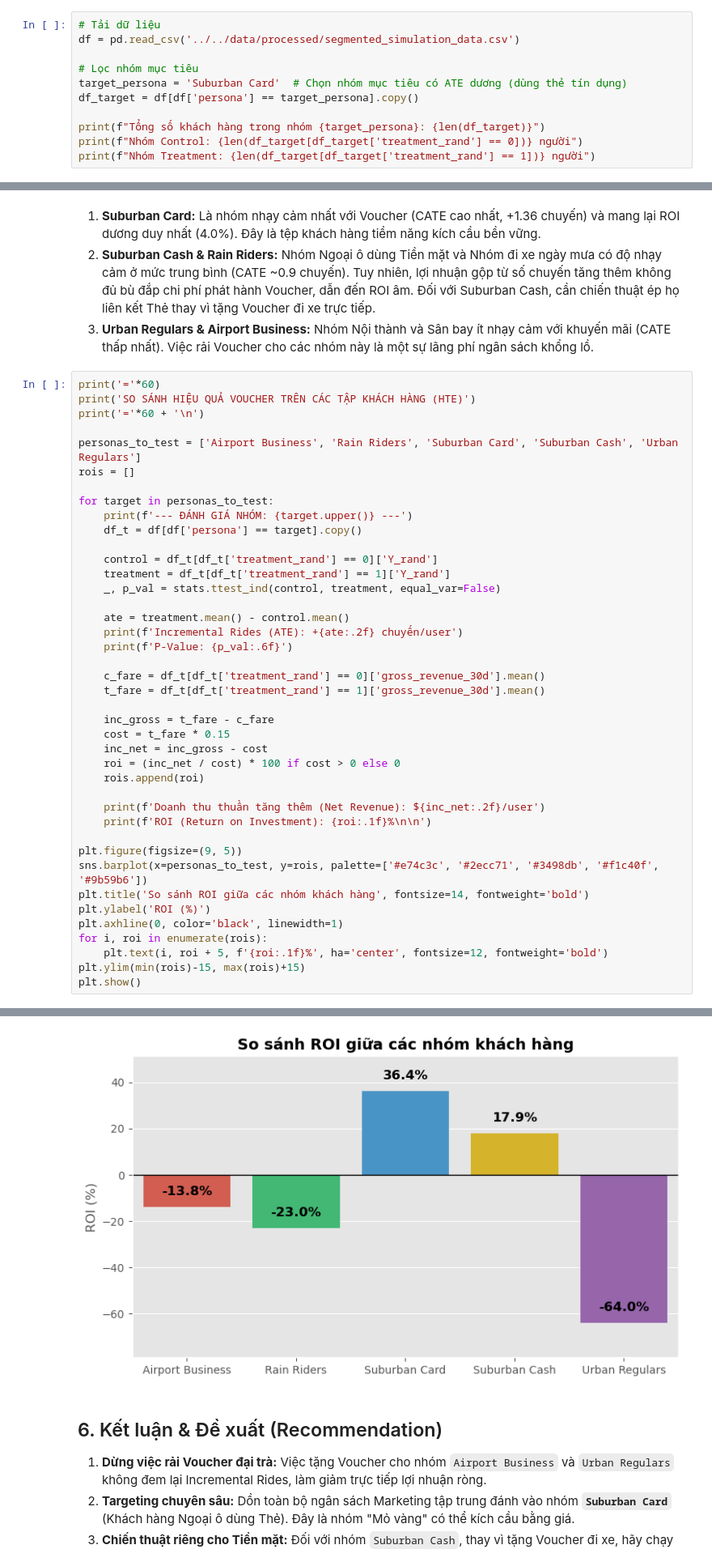
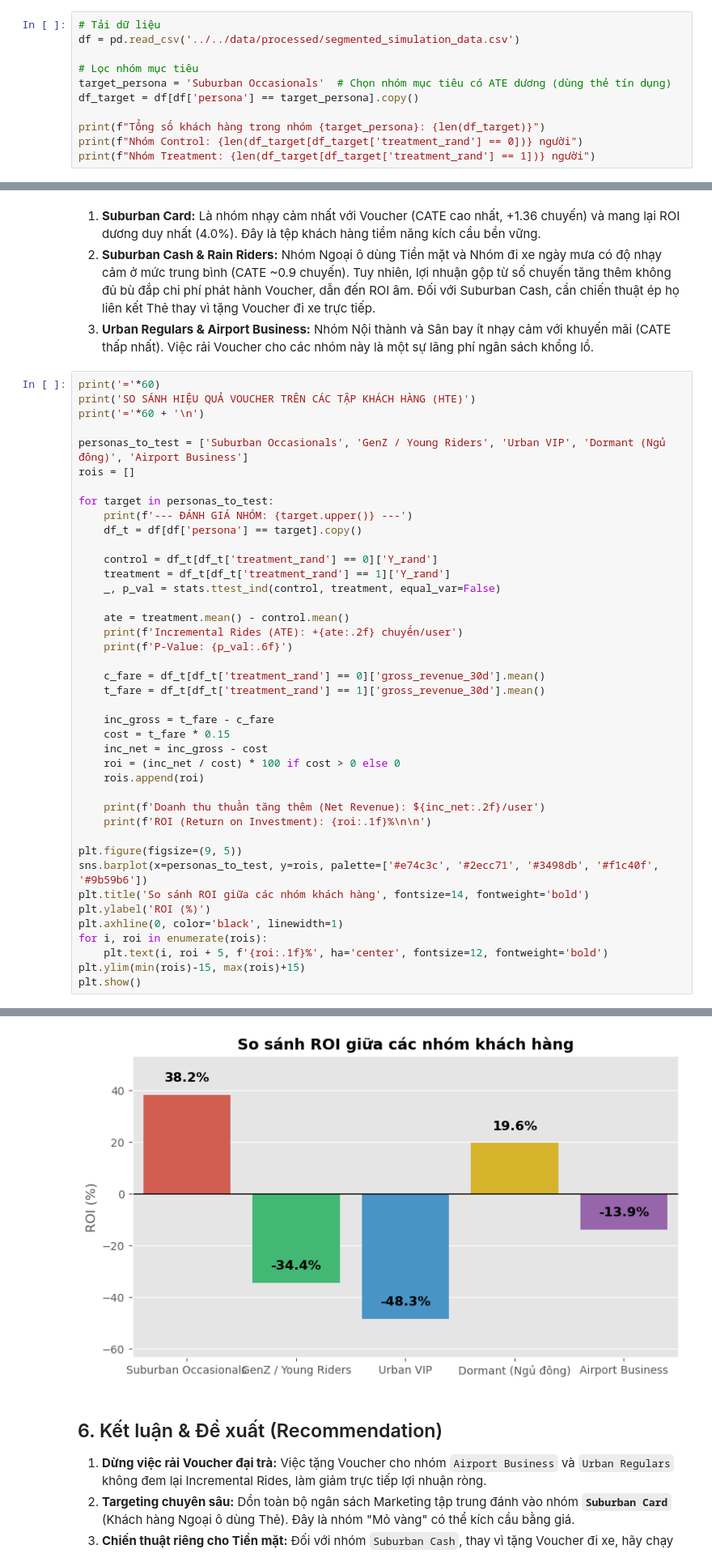
Before and after one commit to thaibuivan/GSM-promotion-experimentation, a Jupyter notebook: notebooks/week4_ab_testing/1_ab_test_analysis.ipynb, the cells around one changed output, grey strips where cells are left out. Shown at 81% size. Saved outputs shown, nothing was run; the diff lists cells and outputs as text.

Commit message:
Fix Data Desync: Update personas in A/B test and distill PPTX to 5 concise slides

```diff
--- a/notebooks/week4_ab_testing/1_ab_test_analysis.ipynb
+++ b/notebooks/week4_ab_testing/1_ab_test_analysis.ipynb
@@ -19,7 +19,7 @@ Lọc tệp khách hàng mục tiêu: **Suburban Card**.
 df = pd.read_csv('../../data/processed/segmented_simulation_data.csv')
 
 # Lọc nhóm mục tiêu
-target_persona = 'Suburban Card'  # Chọn nhóm mục tiêu có ATE dương (dùng thẻ tín dụng)
+target_persona = 'Suburban Occasionals'  # Chọn nhóm mục tiêu có ATE dương (dùng thẻ tín dụng)
 df_target = df[df['persona'] == target_persona].copy()
 
 print(f"Tổng số khách hàng trong nhóm {target_persona}: {len(df_target)}")
@@ -200,7 +200,7 @@ print('='*60)
 print('SO SÁNH HIỆU QUẢ VOUCHER TRÊN CÁC TẬP KHÁCH HÀNG (HTE)')
 print('='*60 + '\n')
 
-personas_to_test = ['Airport Business', 'Rain Riders', 'Suburban Card', 'Suburban Cash', 'Urban Regulars']
+personas_to_test = ['Suburban Occasionals', 'GenZ / Young Riders', 'Urban VIP', 'Dormant (Ngủ đông)', 'Airport Business']
 rois = []
 
 for target in personas_to_test:
@@ -257,7 +257,7 @@ ROI (Return on Investment): -64.0%
 Passing `palette` without assigning `hue` is deprecated and will be removed in v0.14.0. Assign the `x` variable to `hue` and set `legend=False` for the same effect.
 
   sns.barplot(x=personas_to_test, y=rois, palette=['#e74c3c', '#2ecc71', '#3498db', '#f1c40f', '#9b59b6'])
-[figure, old version]
+[figure, new version]
 # %% [markdown]
 ## 6. Kết luận & Đề xuất (Recommendation)
 
```
Also changed, not shown: parts of 6 cells of this notebook, 3 other files.
